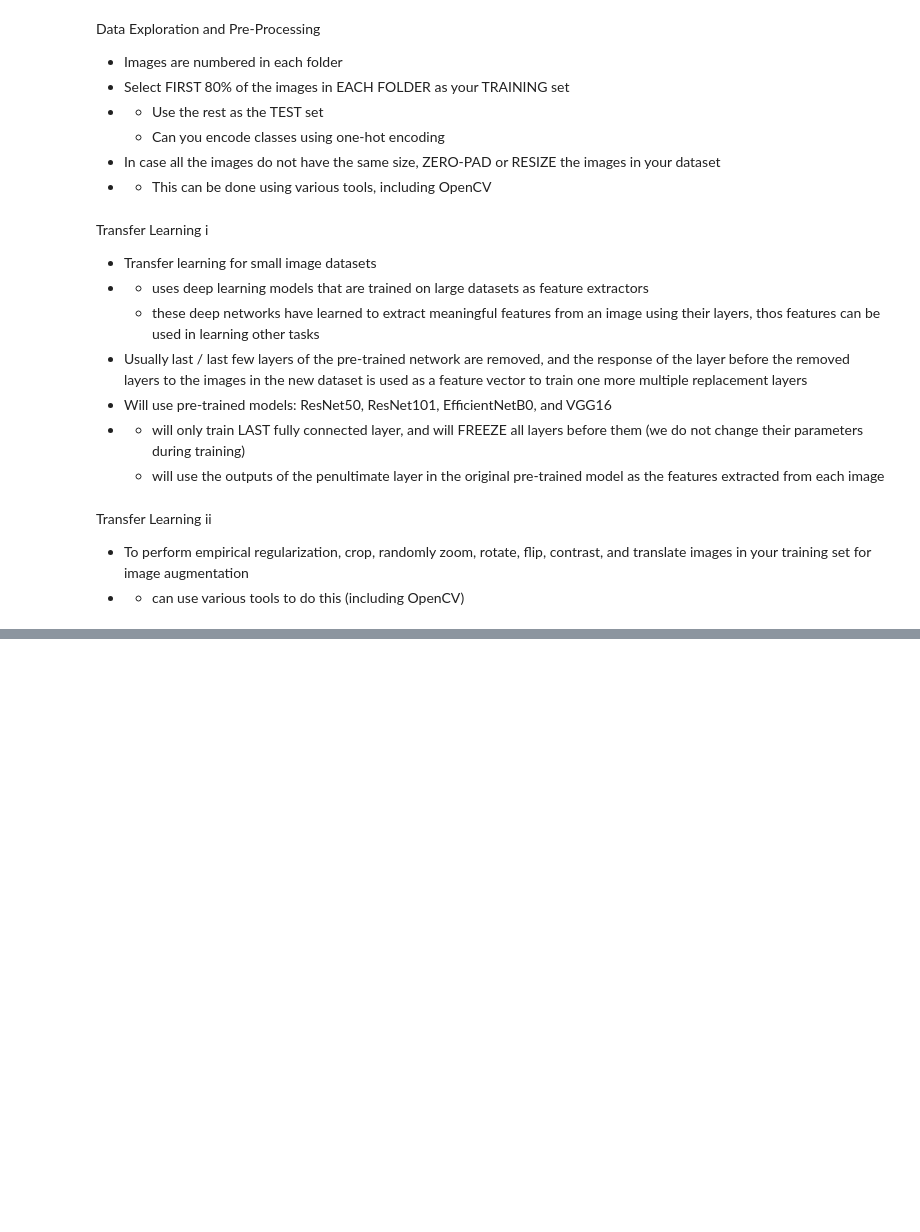
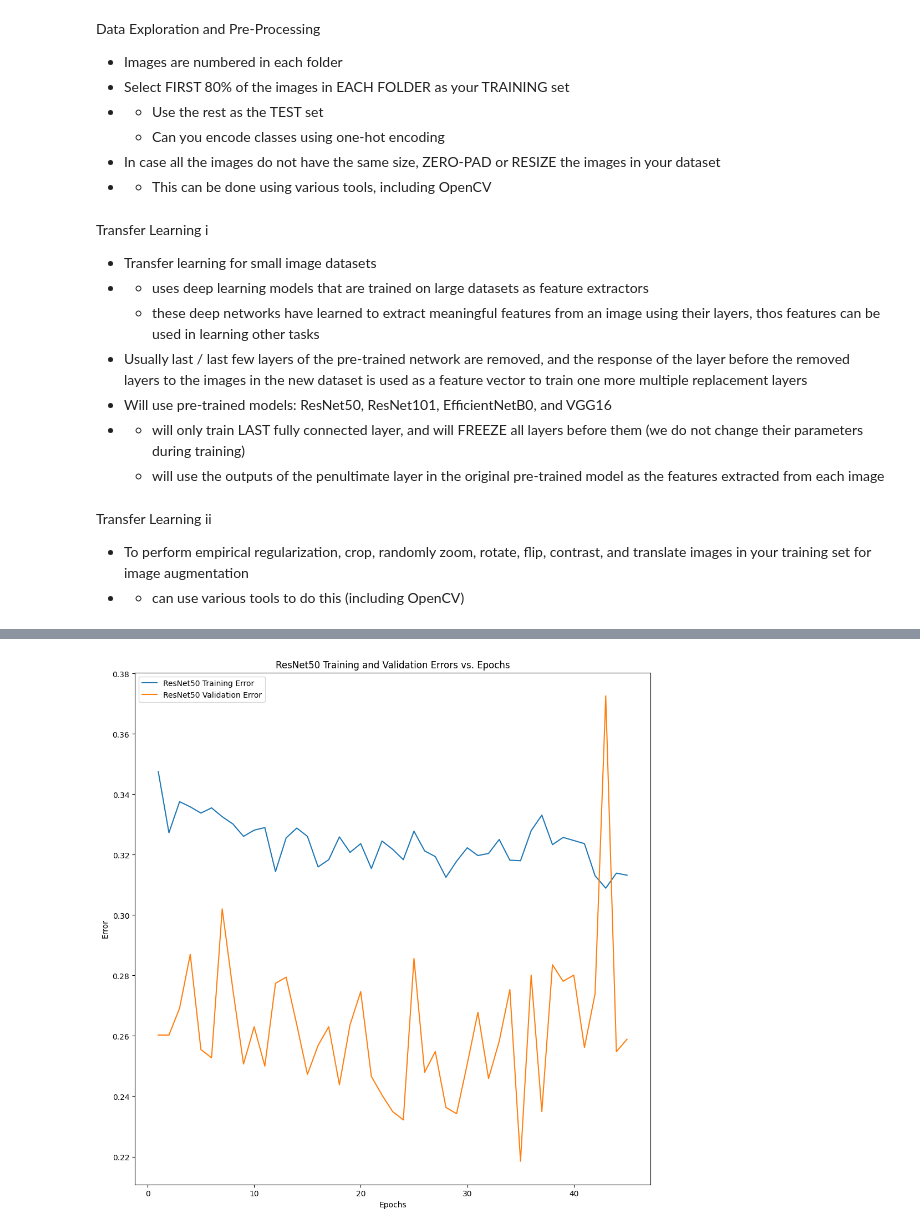
Before and after one commit to brynndafoe02/dsci552_summer2026, a Jupyter notebook: Dafoe_Brynn_FP/notebook/Dafoe_Brynn_Project.ipynb, the cells around one changed output, grey strips where cells are left out. Cells and saved outputs as stored; diff of their text form; code cells hidden in the pictures; blank space fills up the shorter version.

```diff
--- a/Dafoe_Brynn_FP/notebook/Dafoe_Brynn_Project.ipynb
+++ b/Dafoe_Brynn_FP/notebook/Dafoe_Brynn_Project.ipynb
@@ -53,3 +59,5 @@ import xgboost as xgb
+# %%
+data_path = "/content/drive/MyDrive/defungi"
 # %% [markdown]
 Objective:
 - Trying to build a classifier that distinguishes images of FIVE types of waste
@@ -69,7 +77,7 @@ IMAGE_HEIGHT = 224
     # Will take the 20% Validation Set from the training set now as well
     # So for the 80% training: 64% for actual training, 16% for VS
 # %%
-defungi_path = Path("../data/defungi")
+defungi_path = Path(data_path)
 waste_class_names = ["C1", "C2", "C3", "C4", "C5"]
 # %%
 # to make sure the images get sorted correctly
@@ -255,0 +493,69 @@ KeyboardInterrupt:
+# %%
+# ResNet50 plot training and validation errors vs. epochs
+resnet50_train_acc = np.array(history_resnet50.history['accuracy'])
+resnet50_val_acc = np.array(history_resnet50.history['val_accuracy'])
+resnet50_train_error = 1 - resnet50_train_acc
+resnet50_val_error = 1 - resnet50_val_acc
+resnet50_epochs = np.arange(1, len(resnet50_train_error) + 1)
+
+plt.figure(figsize=(12, 12))
+plt.plot(resnet50_epochs, resnet50_train_error, label='ResNet50 Training Error')
+plt.plot(resnet50_epochs, resnet50_val_error, label='ResNet50 Validation Error')
+plt.xlabel("Epochs")
+plt.ylabel("Error")
+plt.title("ResNet50 Training and Validation Errors vs. Epochs")
+plt.legend()
+plt.show()
+
+# training Precision, Recall, AUC, F1 Score
+rn50_Y_train_probs = resnet50_fm.predict(X_train)
+
+rn50_Y_train_true = np.argmax(Y_train, axis=1)
+rn50_Y_train_pred = np.argmax(rn50_Y_train_probs, axis=1)
+
+rn50_train_precision = precision_score(rn50_Y_train_true, rn50_Y_train_pred, average='weighted', zero_division=0)
+rn50_train_recall = recall_score(rn50_Y_train_true, rn50_Y_train_pred, average='weighted', zero_division=0)
+rn50_train_f1 = f1_score(rn50_Y_train_true, rn50_Y_train_pred, average='weighted', zero_division=0)
+rn50_train_auc = roc_auc_score(Y_train, rn50_Y_train_probs, average='weighted', multi_class='ovr')
+
+print("ResNet50 TRAINING Scores:")
+print(f"\tPrecision: {rn50_train_precision}")
+print(f"\tRecall: {rn50_train_recall}")
+print(f"\tF1 Score: {rn50_train_f1}")
+print(f"\tAUC: {rn50_train_auc}")
+
+# testing Precision, Recall, AUC, F1 Score
+rn50_Y_test_probs = resnet50_fm.predict(X_test)
+
+rn50_Y_test_true = np.argmax(Y_test, axis=1)
+rn50_Y_test_pred = np.argmax(rn50_Y_test_probs, axis=1)
+
+rn50_test_precision = precision_score(rn50_Y_test_true, rn50_Y_test_pred, average='weighted', zero_division=0)
+rn50_test_recall = recall_score(rn50_Y_test_true, rn50_Y_test_pred, average='weighted', zero_division=0)
+rn50_test_f1 = f1_score(rn50_Y_test_true, rn50_Y_test_pred, average='weighted', zero_division=0)
+rn50_test_auc = roc_auc_score(Y_test, rn50_Y_test_probs, average='weighted', multi_class='ovr')
+
+print("ResNet50 TESTING Scores:")
+print(f"\tPrecision: {rn50_test_precision}")
+print(f"\tRecall: {rn50_test_recall}")
+print(f"\tF1 Score: {rn50_test_f1}")
+print(f"\tAUC: {rn50_test_auc}")
+
+# validation Precision, Recall, AUC, F1 Score
+rn50_Y_val_probs = resnet50_fm.predict(X_val)
+
+rn50_Y_val_true = np.argmax(Y_val, axis=1)
+rn50_Y_val_pred = np.argmax(rn50_Y_val_probs, axis=1)
+
+rn50_val_precision = precision_score(rn50_Y_val_true, rn50_Y_val_pred, average='weighted', zero_division=0)
+rn50_val_recall = recall_score(rn50_Y_val_true, rn50_Y_val_pred, average='weighted', zero_division=0)
+rn50_val_f1 = f1_score(rn50_Y_val_true, rn50_Y_val_pred, average='weighted', zero_division=0)
+rn50_val_auc = roc_auc_score(Y_val, rn50_Y_val_probs, average='weighted', multi_class='ovr')
+
+print("ResNet50 VALIDATION Scores:")
+print(f"\tPrecision: {rn50_val_precision}")
+print(f"\tRecall: {rn50_val_recall}")
+print(f"\tF1 Score: {rn50_val_f1}")
+print(f"\tAUC: {rn50_val_auc}")
+# %% [output]
+[figure, added]
```
Also changed, not shown: parts of 15 cells of this notebook.
